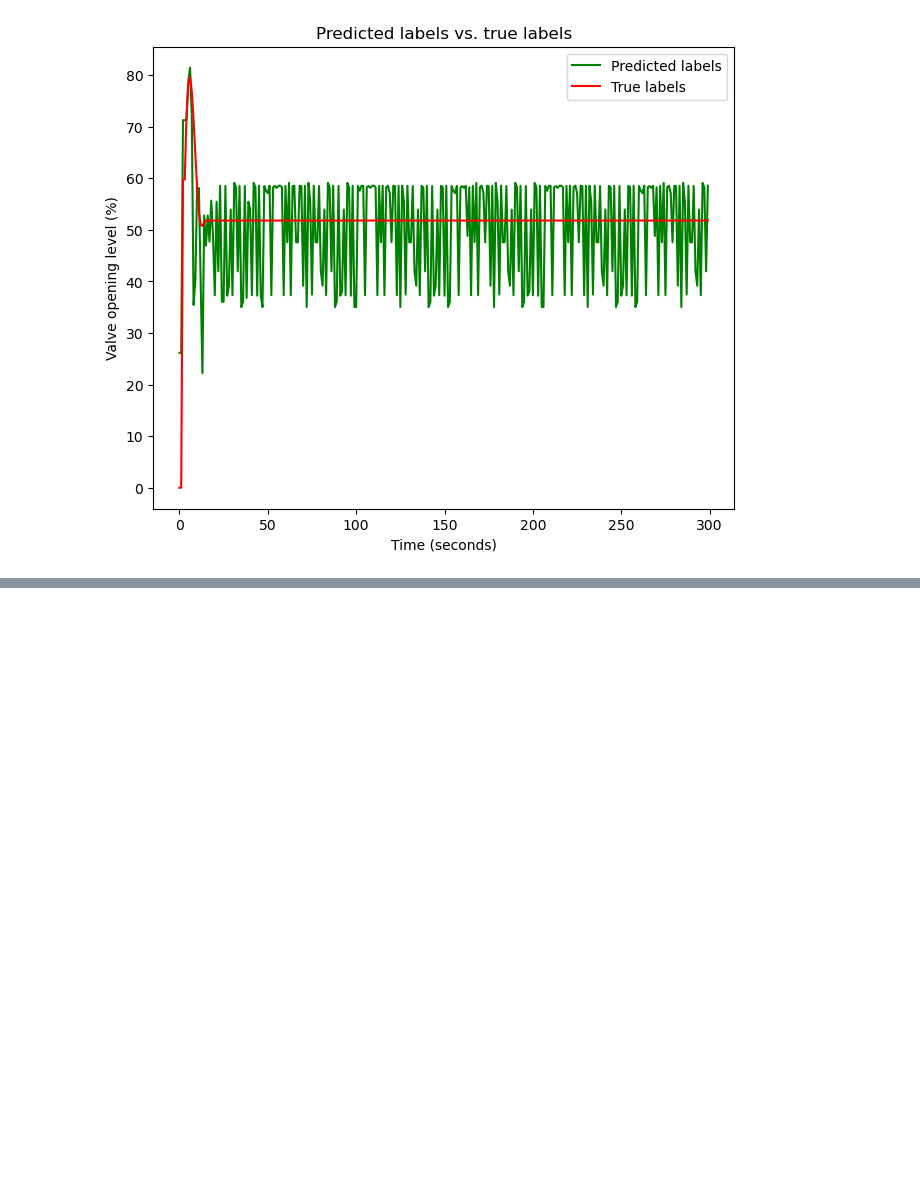
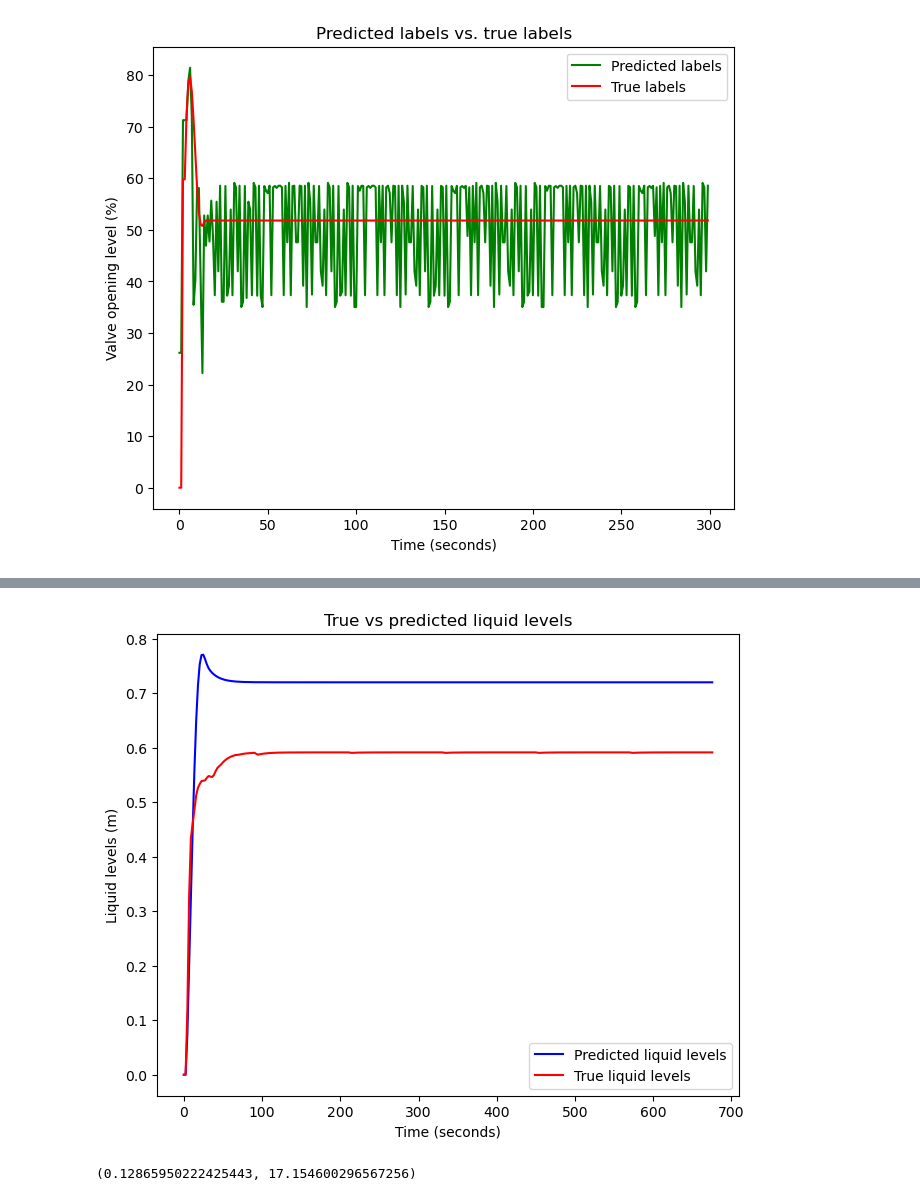
Before and after one commit to anshumanm329/ValvePredictionProject2, a Jupyter notebook: End-to-End-Valve-Level_Prediction-Project2-Copy1.ipynb, the cells around one changed output, grey strips where cells are left out. Cells and saved outputs as stored; diff of their text form; code cells hidden in the pictures; blank space fills up the shorter version.

```diff
--- a/End-to-End-Valve-Level_Prediction-Project2-Copy1.ipynb
+++ b/End-to-End-Valve-Level_Prediction-Project2-Copy1.ipynb
@@ -1394,0 +1502,17 @@ ax30.legend();
+# %%
+time_returned_21, sysout20 = ct.forced_response(0.0113*W_object, time_vector, cat_y4_preds_1)
+time_returned_22, sysout21 = ct.forced_response(0.0113*W_object, time_vector, y2_test)
+# Plot the liquid levels as per the predicted valve positions
+fig, ax32 = plt.subplots(figsize = (7.5,6))
+ax32.plot(time_returned_22[:300], sysout21[:300], c = 'b', label = "Predicted liquid levels")
+ax32.plot(time_returned_21[:300], sysout20[:300], c = 'r', label = "True liquid levels")
+ax32.set(xlabel = "Time (seconds)",
+         ylabel = "Liquid levels (m)",
+         title = "True vs predicted liquid levels")
+ax32.legend();
+# %% [output]
+[figure, added]
+# %%
+mean_absolute_error(sysout20, sysout21), ((mean_absolute_error(sysout20, sysout21))/0.75)*100
+# %% [output]
+(0.12865950222425443, 17.154600296567256)
```
Also changed, not shown: parts of 68 cells of this notebook, 11 other files.
